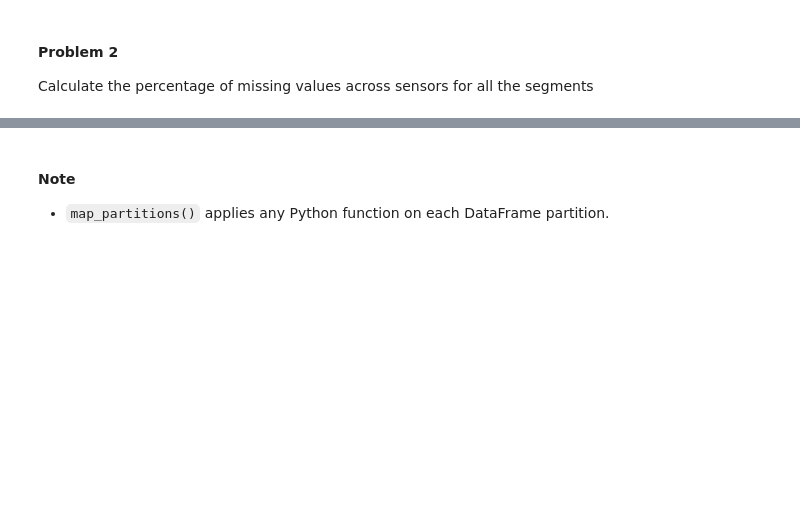
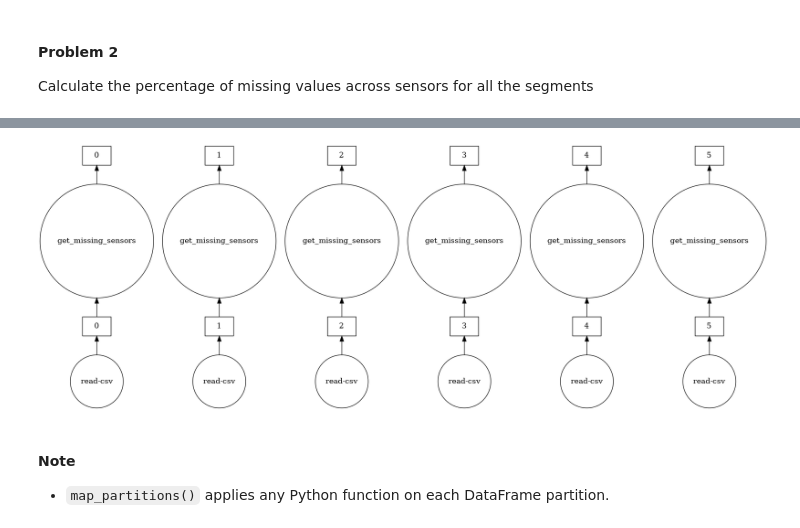
Before and after one commit to arnabbiswas1/dask_workshop, a Jupyter notebook: notebooks/1_dask_basics_using_dataframe.ipynb, the cells around one changed output, grey strips where cells are left out. Cells and saved outputs as stored; diff of their text form; code cells hidden in the pictures; blank space fills up the shorter version.

```diff
--- a/notebooks/1_dask_basics_using_dataframe.ipynb
+++ b/notebooks/1_dask_basics_using_dataframe.ipynb
@@ -329,6 +349,10 @@ df_train_seg_missing
 | 0 | 0.0 | 0.0 | 0.0 | 0.0 | 0.0 | 0.0 | 0.0 | 0.0 | 0.000000 | 0.0 |
 | 0 | 0.0 | 0.0 | 0.0 | 0.0 | 0.0 | 0.0 | 0.0 | 0.0 | 0.000000 | 0.0 |
 | 0 | 0.0 | 0.0 | 0.0 | 0.0 | 0.0 | 0.0 | 0.0 | 0.0 | 0.000000 | 0.0 |
+# %%
+dd_sample_small.map_partitions(get_missing_sensors).visualize()
+# %% [output]
+[figure, added]
 # %% [markdown]
 #### Note
  - `map_partitions()` applies any Python function on each DataFrame partition.
```
Also changed, not shown: parts of 27 cells of this notebook, 3 other files.
